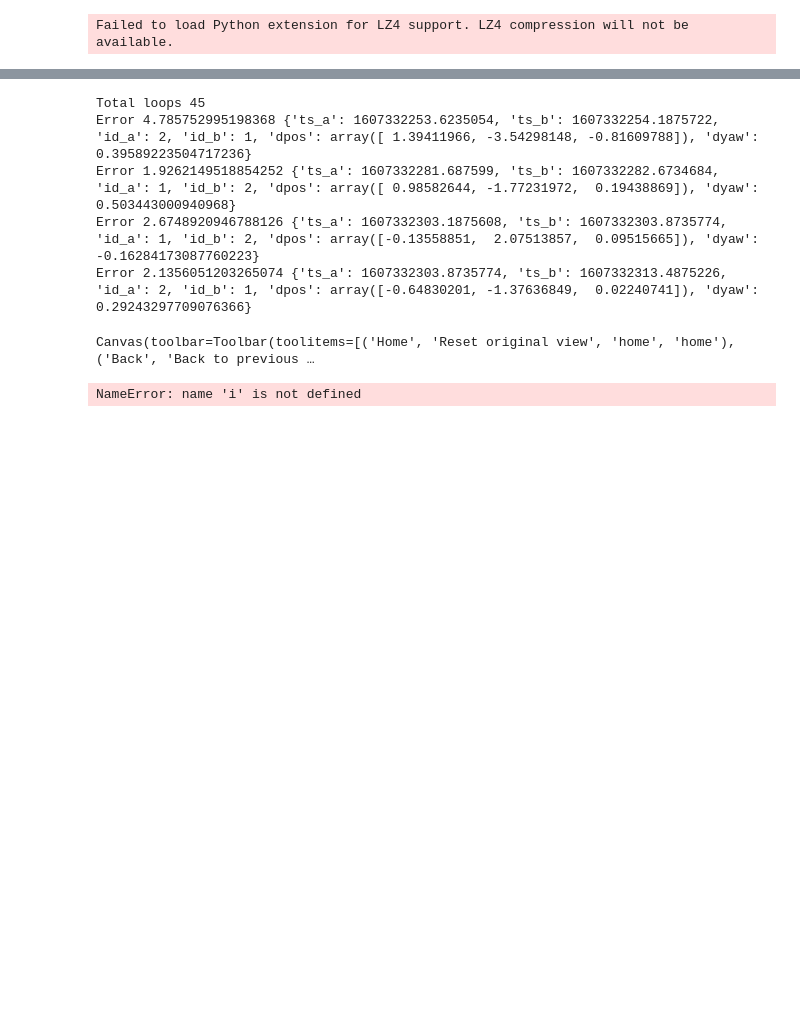
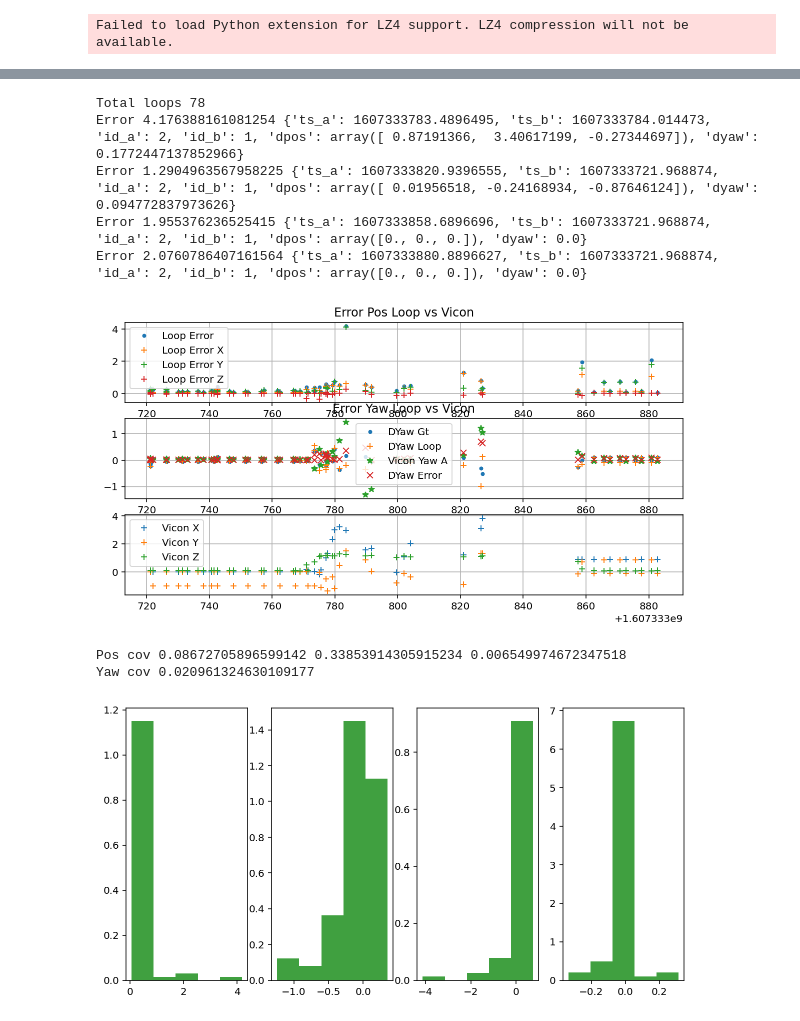
Before and after one commit to HKUST-Aerial-Robotics/Omni-swarm, a Jupyter notebook: data_analyze/loop_accurate_analyze.ipynb, the cells around one changed output, grey strips where cells are left out. Cells and saved outputs as stored; diff of their text form; code cells hidden in the pictures; blank space fills up the shorter version.

```diff
--- a/data_analyze/loop_accurate_analyze.ipynb
+++ b/data_analyze/loop_accurate_analyze.ipynb
@@ -459,44 +466,46 @@ plt.subplot(313)
 plt.plot(ts_a, posa_gts[:,0], '+', label="Vicon X")
 plt.plot(ts_a, posa_gts[:,1], '+', label="Vicon Y")
 plt.plot(ts_a, posa_gts[:,2], '+', label="Vicon Z")
-plt.plot(poses[i]["t"], poses[i]["pos"][:,0], label="Vicon X")
-plt.plot(poses[i]["t"], poses[i]["pos"][:,1], label="Vicon Y")
-plt.plot(poses[i]["t"], poses[i]["pos"][:,2], label="Vicon Z")
+# plt.plot(poses[i]["t"], poses[i]["pos"][:,0], label="Vicon X")
+# plt.plot(poses[i]["t"], poses[i]["pos"][:,1], label="Vicon Y")
+# plt.plot(poses[i]["t"], poses[i]["pos"][:,2], label="Vicon Z")
 
 plt.grid(which="both")
 plt.legend()
 plt.show()
 
 plt.figure()
 plt.subplot(141)
 plt.hist(dpos_errs_norm, 5, density=True, facecolor='g', alpha=0.75)
 plt.subplot(142)
 plt.hist(dpos_errs[:,0], 5, density=True, facecolor='g', alpha=0.75)
 plt.subplot(143)
 plt.hist(dpos_errs[:,1], 5, density=True, facecolor='g', alpha=0.75)
 plt.subplot(144)
 plt.hist(dpos_errs[:,2], 5, density=True, facecolor='g', alpha=0.75)
 
 
 print("Pos cov", np.cov(dpos_errs[:,0]), np.cov(dpos_errs[:,1]), np.cov(dpos_errs[:,2]) )
 print("Yaw cov", np.cov(dyaw_errs))
 plt.show()
 
 
 # plt.figure()
 # plt.subplot(211)
 # plt.plot(dpos_gt_norms, dpos_errs_norm, 'o', label="GtDistance vs Error")
 # plt.grid(which="both")
 # plt.subplot(212)
 # plt.plot(dpos_loop_norms, dpos_errs_norm, 'o', label="LoopDistance vs Error")
 # plt.grid(which="both")
 # plt.legend()
 # plt.show()
 # %% [output]
-Total loops 45
-Error 4.785752995198368 {'ts_a': 1607332253.6235054, 'ts_b': 1607332254.1875722, 'id_a': 2, 'id_b': 1, 'dpos': array([ 1.39411966, -3.54298148, -0.81609788]), 'dyaw': 0.39589223504717236}
-Error 1.9262149518854252 {'ts_a': 1607332281.687599, 'ts_b': 1607332282.6734684, 'id_a': 1, 'id_b': 2, 'dpos': array([ 0.98582644, -1.77231972,  0.19438869]), 'dyaw': 0.503443000940968}
-Error 2.6748920946788126 {'ts_a': 1607332303.1875608, 'ts_b': 1607332303.8735774, 'id_a': 1, 'id_b': 2, 'dpos': array([-0.13558851,  2.07513857,  0.09515665]), 'dyaw': -0.16284173087760223}
-Error 2.1356051203265074 {'ts_a': 1607332303.8735774, 'ts_b': 1607332313.4875226, 'id_a': 2, 'id_b': 1, 'dpos': array([-0.64830201, -1.37636849,  0.02240741]), 'dyaw': 0.29243297709076366}
+Total loops 78
+Error 4.176388161081254 {'ts_a': 1607333783.4896495, 'ts_b': 1607333784.014473, 'id_a': 2, 'id_b': 1, 'dpos': array([ 0.87191366,  3.40617199, -0.27344697]), 'dyaw': 0.1772447137852966}
+Error 1.2904963567958225 {'ts_a': 1607333820.9396555, 'ts_b': 1607333721.968874, 'id_a': 2, 'id_b': 1, 'dpos': array([ 0.01956518, -0.24168934, -0.87646124]), 'dyaw': 0.094772837973626}
+Error 1.955376236525415 {'ts_a': 1607333858.6896696, 'ts_b': 1607333721.968874, 'id_a': 2, 'id_b': 1, 'dpos': array([0., 0., 0.]), 'dyaw': 0.0}
+Error 2.0760786407161564 {'ts_a': 1607333880.8896627, 'ts_b': 1607333721.968874, 'id_a': 2, 'id_b': 1, 'dpos': array([0., 0., 0.]), 'dyaw': 0.0}
+[figure, added]
-Canvas(toolbar=Toolbar(toolitems=[('Home', 'Reset original view', 'home', 'home'), ('Back', 'Back to previous …
+Pos cov 0.08672705896599142 0.33853914305915234 0.006549974672347518
+Yaw cov 0.020961324630109177
-NameError: name 'i' is not defined
+[figure, added]
```
Also changed, not shown: parts of 2 cells of this notebook, 1 other file.
